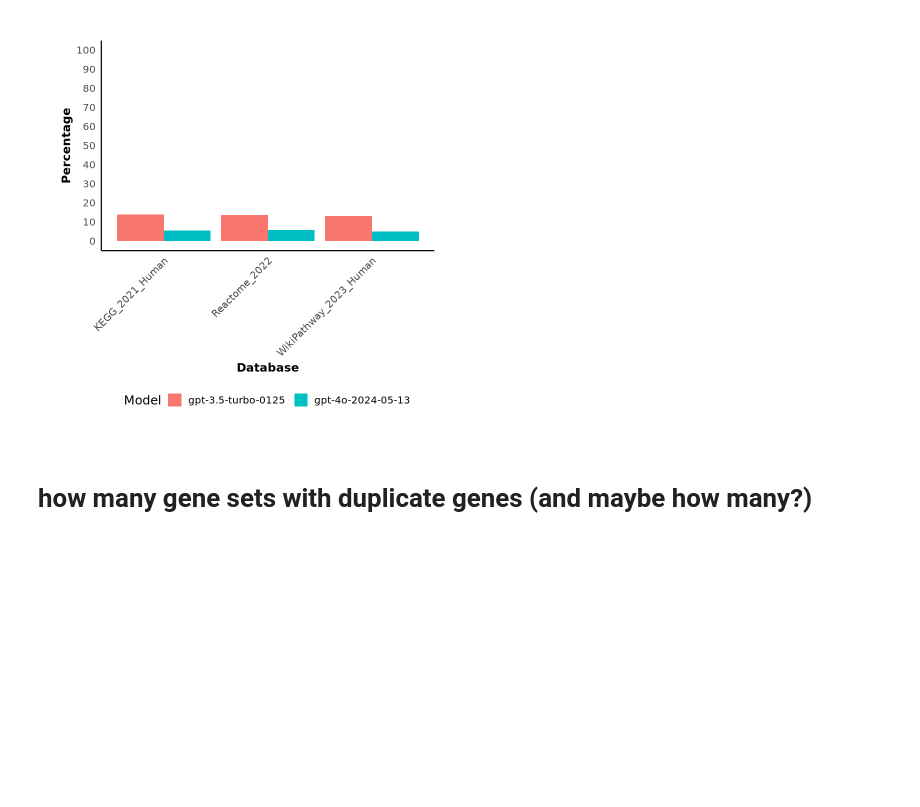
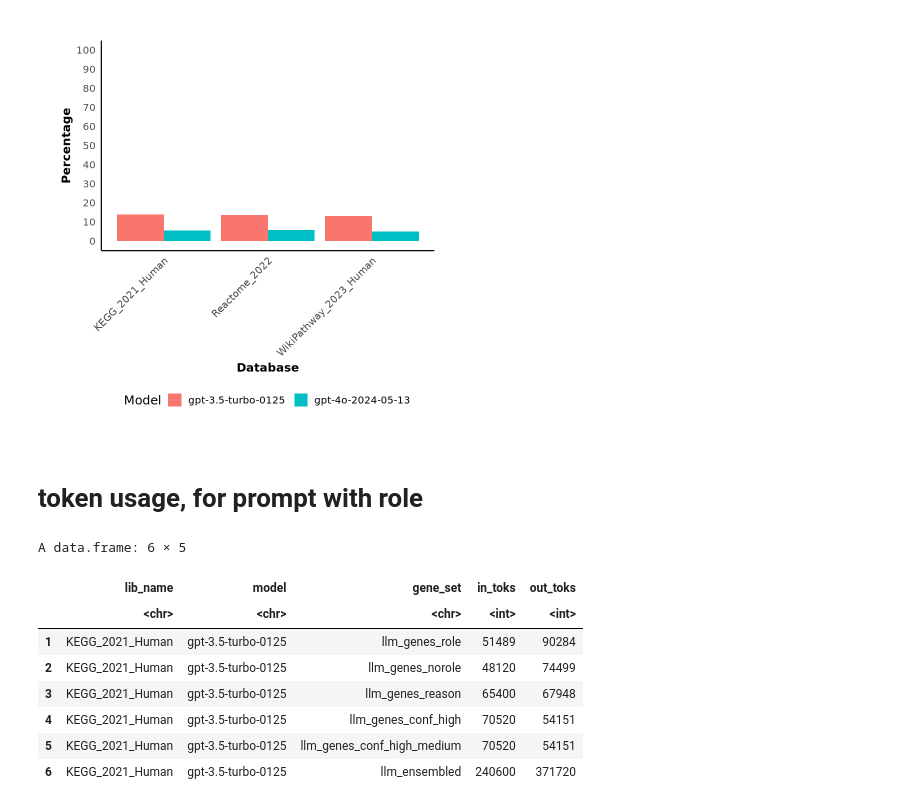
Before and after one commit to Alector-BIO/llm2geneset, a Jupyter notebook: notebooks/figures.ipynb, the cells around one changed output. Drawn from its saved outputs; the diff is of its cells as text; code cells hidden in the pictures; blank space fills up the shorter version.

```diff
--- a/notebooks/figures.ipynb
+++ b/notebooks/figures.ipynb
@@ -393,4 +393,17 @@ p
 # %% [output]
 [figure]
 # %% [markdown]
-# how many gene sets with duplicate genes (and maybe how many?)
+# token usage, for prompt with role
+# %%
+df <- read.csv('tok_use.tsv', sep='\t')
+head(df)
+# %% [output]
+A data.frame: 6 × 5
+|  | lib_name | model | gene_set | in_toks | out_toks |
+|  | <chr> | <chr> | <chr> | <int> | <int> |
+| 1 | KEGG_2021_Human | gpt-3.5-turbo-0125 | llm_genes_role | 51489 | 90284 |
+| 2 | KEGG_2021_Human | gpt-3.5-turbo-0125 | llm_genes_norole | 48120 | 74499 |
+| 3 | KEGG_2021_Human | gpt-3.5-turbo-0125 | llm_genes_reason | 65400 | 67948 |
+| 4 | KEGG_2021_Human | gpt-3.5-turbo-0125 | llm_genes_conf_high | 70520 | 54151 |
+| 5 | KEGG_2021_Human | gpt-3.5-turbo-0125 | llm_genes_conf_high_medium | 70520 | 54151 |
+| 6 | KEGG_2021_Human | gpt-3.5-turbo-0125 | llm_ensembled | 240600 | 371720 |
```
Also changed, not shown: parts of 4 cells of this notebook.
